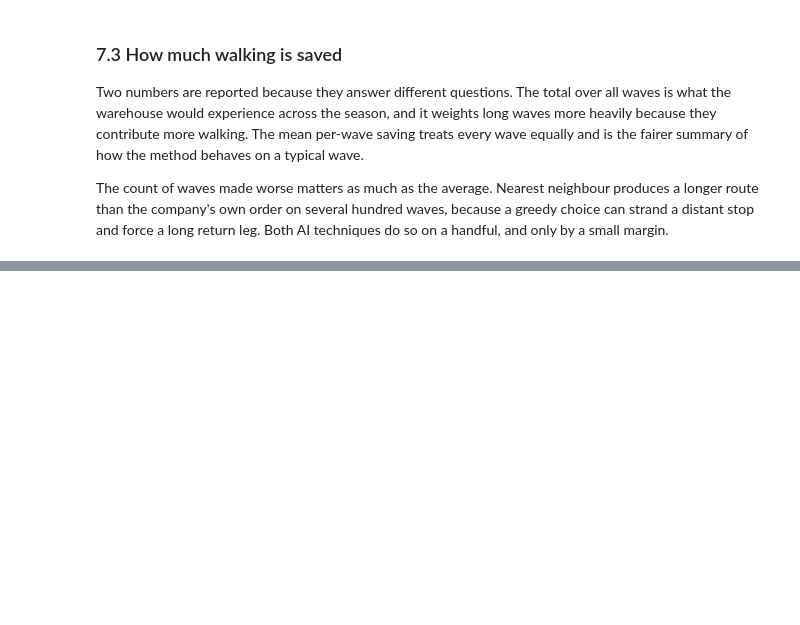
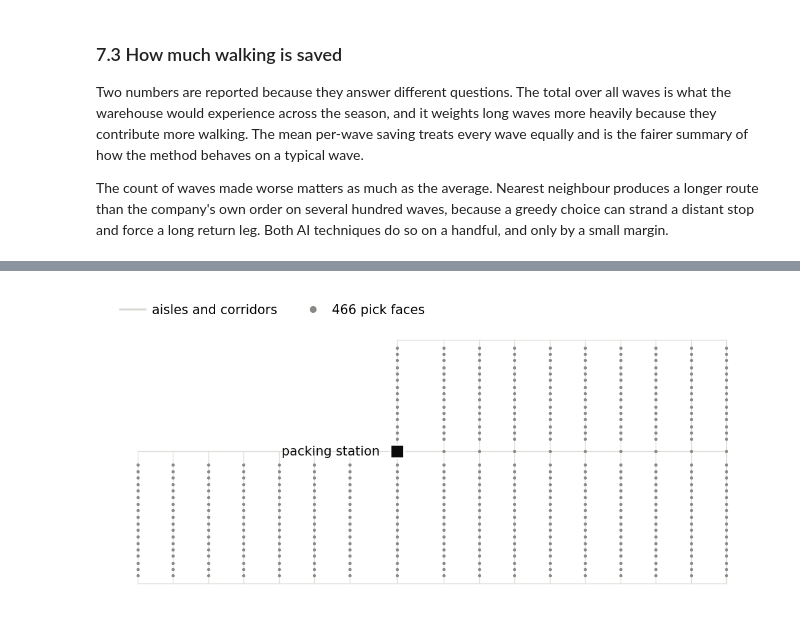
Before and after one commit to brucenguyen0302-code/warehouse-pick-optimiser, a Jupyter notebook: notebooks/Nguyen_LeBinh_AT1_1_notebook.ipynb, the cells around one changed output, grey strips where cells are left out. Drawn from its saved outputs; the diff is of its cells as text; code cells hidden in the pictures; blank space fills up the shorter version.

```diff
--- a/notebooks/Nguyen_LeBinh_AT1_1_notebook.ipynb
+++ b/notebooks/Nguyen_LeBinh_AT1_1_notebook.ipynb
@@ -970,7 +1040,7 @@ fresh run.
 # %%
 RESULTS_DIR = os.path.join(os.path.dirname(DATA_DIR), 'results')
 os.makedirs(RESULTS_DIR, exist_ok=True)
-RESULTS_FILE = os.path.join(RESULTS_DIR, 'main_comparison.csv')
+RESULTS_FILE = os.path.join(RESULTS_DIR, 'main_comparison_sa-fast.csv')   # <- new name
 
 if os.path.exists(RESULTS_FILE):
     results = pd.read_csv(RESULTS_FILE)
@@ -984,7 +1054,7 @@ else:
 
         t = time.perf_counter()
         sa = [simulated_annealing(r, CountedObjective(route_length), two_opt_neighbour,
-                                  linear_cooling, BUDGET, s)[1] for s in range(SEEDS)]
+                                  fast_cooling, BUDGET, s) [1] for s in range(SEEDS)]
         sa_sec = (time.perf_counter() - t) / SEEDS
 
         t = time.perf_counter()
@@ -1141,7 +1220,7 @@ BUDGET = 10000
 def solve_sa(route, seed=0):
     """Simulated annealing with the configuration chosen in Section 4."""
     return simulated_annealing(route, CountedObjective(route_length),
-                               two_opt_neighbour, linear_cooling, BUDGET, seed)
+                               two_opt_neighbour, fast_cooling, BUDGET, seed)
 
 def solve_ga(route, seed=0):
     """Genetic algorithm with the configuration chosen in Section 5."""
@@ -1170,7 +1249,7 @@ validity, so a technique cannot score well by dropping a stop.
 This is the longest cell in the notebook, around eleven minutes, so the results are written to
 Drive and reloaded on later runs. Deleting that file forces a fresh evaluation.
 # %%
-HOLDOUT_FILE = os.path.join(RESULTS_DIR, 'holdout_evaluation.csv')
+HOLDOUT_FILE = os.path.join(RESULTS_DIR, 'holdout_evaluation_sa-fast.csv')
 
 if os.path.exists(HOLDOUT_FILE):
     holdout = pd.read_csv(HOLDOUT_FILE)
@@ -1289,6 +1366,11 @@ print(f'\nhead to head over {len(holdout):,} waves')
 print(f'  identical route : {draws:,} ({draws / len(holdout):.0%})')
 print(f'  SA shorter      : {sa_wins:,}')
 print(f'  GA shorter      : {ga_wins:,}')
+
+stat, p = wilcoxon(holdout.SA, holdout.GA)
+print(f'\nWilcoxon signed-rank on the {sa_wins + ga_wins:,} waves where they differ:')
+print(f'  statistic={stat:,.0f}, p={p:.3g}  '
+      f'-> {"significant" if p < 0.05 else "not significant"} at alpha=0.05')
 # %% [output]
 saving against the listed order, by wave size
        waves     nn     SA     GA
@@ -1397,0 +1606,20 @@ over the whole held-out period
+# %%
+fig, ax = plt.subplots(figsize=(6.8, 3.0))
+draw_network(ax)
+pts = [T(p) for p in faces]
+ax.scatter([p[0] for p in pts], [p[1] for p in pts], s=3.5, color=INK3,
+           zorder=2, linewidths=0)
+dx, dy = T(DEPOT)
+ax.scatter([dx], [dy], s=60, marker='s', color=INK,
+           edgecolor='white', linewidth=1, zorder=5)
+ax.annotate('packing station', (dx, dy), textcoords='offset points', xytext=(-10, 0),
+            fontsize=7.5, color=INK, ha='right', va='center')
+ax.legend(handles=[
+    Line2D([], [], color='#d8d7d2', lw=1.2, label='aisles and corridors'),
+    Line2D([], [], color=INK3, marker='o', ls='', ms=3, label=f'{len(faces)} pick faces'),
+], loc='lower left', bbox_to_anchor=(0, 1.0), ncol=2, handletextpad=0.5,
+   columnspacing=1.8)
+fig.savefig(f'{FIG_DIR}/fig1_floor.png')
+plt.show()
+# %% [output]
+[figure, added]
```
Also changed, not shown: parts of 35 cells of this notebook.
